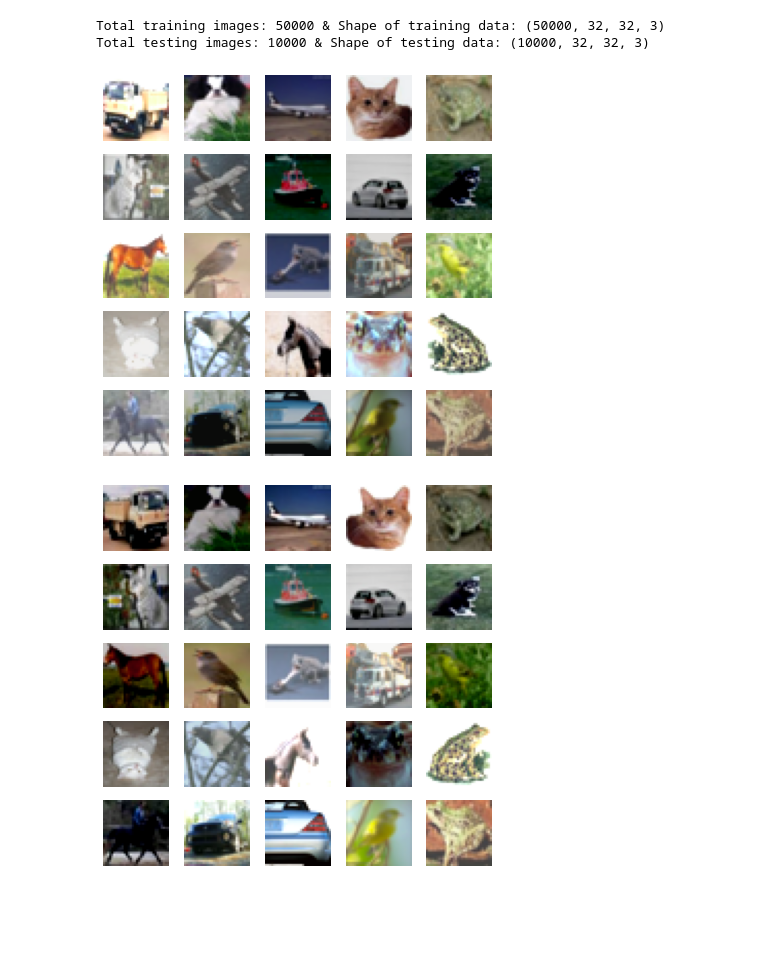
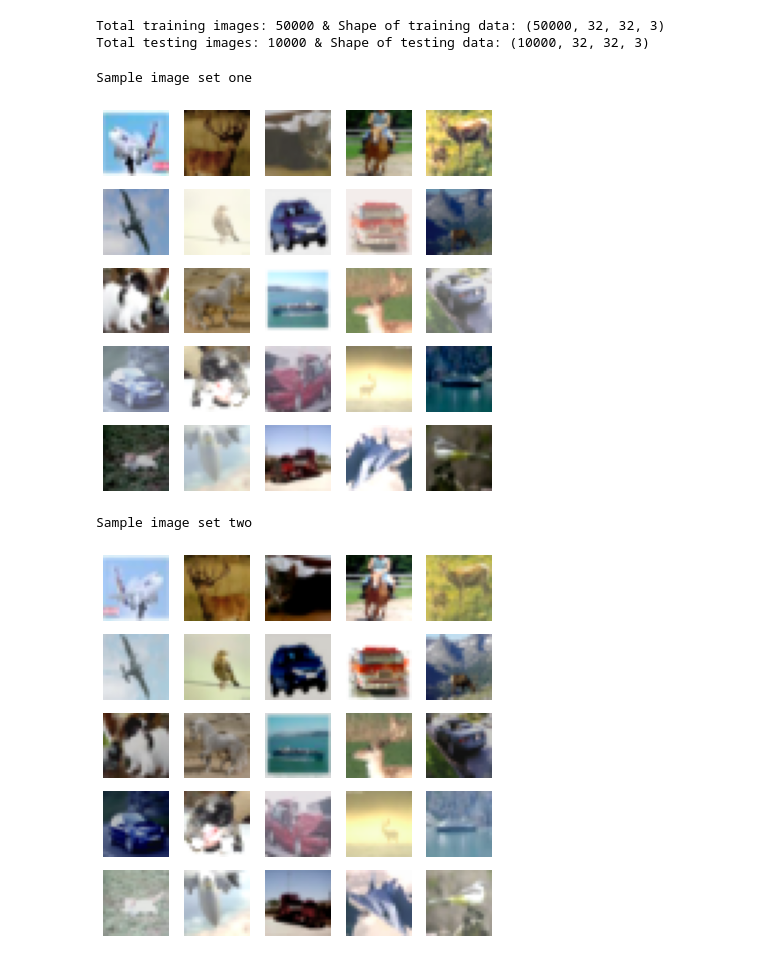
Before and after one commit to kaneelgit/ML-DL-Algorithms, a Jupyter notebook: contrastive_learning.ipynb, the cells around one changed output. Drawn from its saved outputs; the diff is of its cells as text; code cells hidden in the pictures; blank space fills up the shorter version.

```diff
--- a/contrastive_learning.ipynb
+++ b/contrastive_learning.ipynb
@@ -25,7 +27,7 @@ latent_dim = 512
 weight_decay = 0.0005
 # %%
 #get the cifar-10 dataset
-(X_train, Y_train), (X_test, Y_test) = tf.keras.datasets.cifar10.load_data()
+(x_train, y_train), (x_test, y_test) = tf.keras.datasets.cifar10.load_data()
 
 print(f'Total training images: {x_train.shape[0]} & Shape of training data: {x_train.shape}')
 print(f'Total testing images: {x_test.shape[0]} & Shape of testing data: {x_test.shape}')
@@ -72,6 +74,15 @@ def color_drop(img):
 
   return img
 
+def resize_image(img):
+  """
+  This function resizes the image to shape (24, 24, 3)
+  """
+  img = tf.image.resize(img, (24, 24))
+
+  return img
+
+
 def augment_image(img):
   """
   This function uses the above helper functions to augment images
@@ -79,6 +90,7 @@ def augment_image(img):
   img = flip_and_crop(img)
   img = color_adjust(img)
   img = color_drop(img)
+  img = resize_image(img)
 
   return img
 # %%
@@ -95,23 +107,30 @@ train_ds = tf.data.Dataset.zip((train_ds_one, train_ds_two))
 # %%
 #plot some sample images from both datasets
 sample_img_one = next(iter(train_ds_one))
+print('Sample image set one')
+
 plt.figure(figsize = (7, 7))
 
 for n in range(25):
   ax = plt.subplot(5, 5, n + 1)
   plt.imshow(sample_img_one[n].numpy().astype('int'))
   plt.axis('off')
 plt.show()
 
 #second dataset
 sample_img_two = next(iter(train_ds_two))
+print('Sample image set two')
+
 plt.figure(figsize = (7, 7))
+plt.title('Sample image set 2')
 
 for n in range(25):
   ax = plt.subplot(5, 5, n + 1)
   plt.imshow(sample_img_two[n].numpy().astype('int'))
   plt.axis('off')
 plt.show()
 # %% [output]
+Sample image set one
-[figure, old version]
+[figure, new version]
+Sample image set two
-[figure, old version]
+[figure, new version]
```
Also changed, not shown: parts of 9 cells of this notebook.
